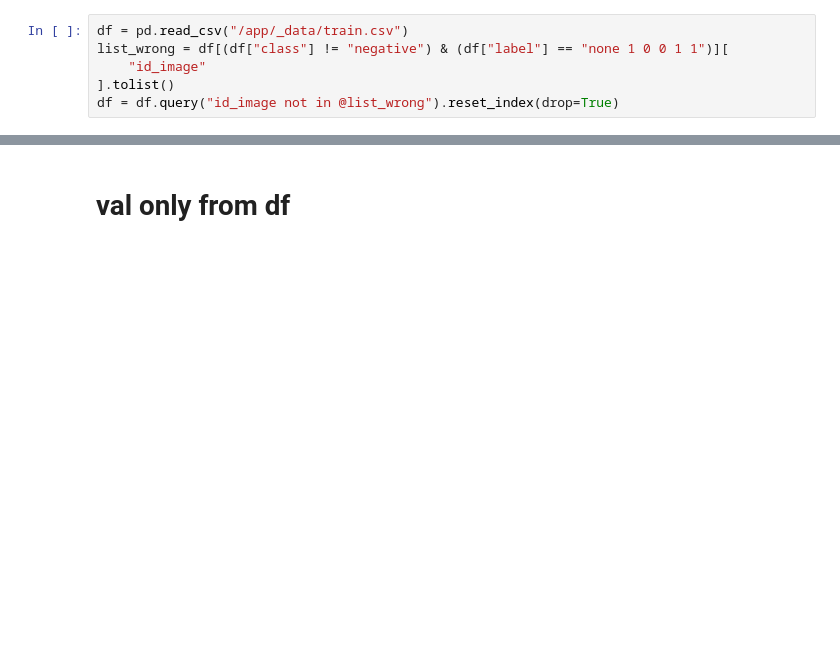
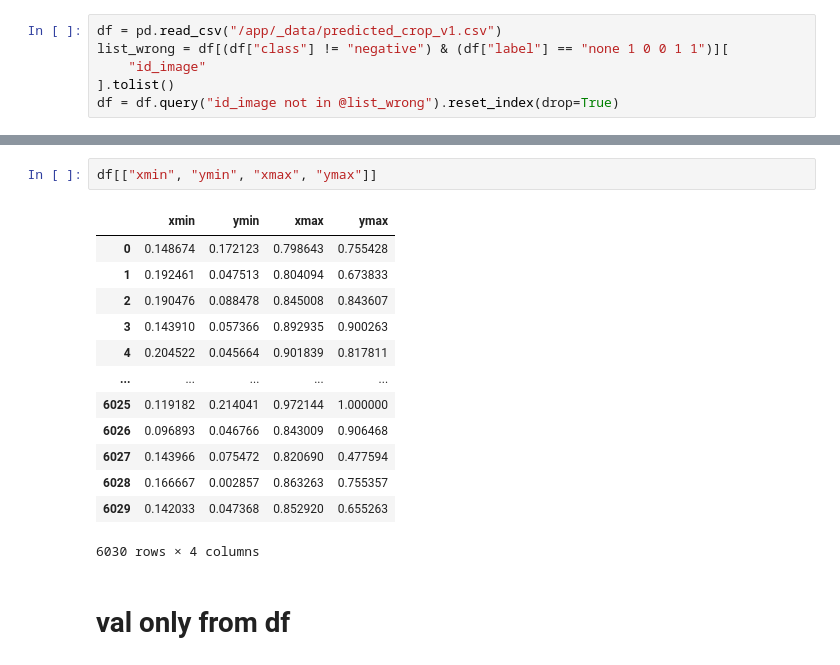
Before and after one commit to ntatanko/kaggle_covid, a Jupyter notebook: sandbox/with_add_data/EffB7_2cl.ipynb, the cells around one changed output, grey strips where cells are left out. Cells and saved outputs as stored; diff of their text form; blank space fills up the shorter version.

```diff
--- a/sandbox/with_add_data/EffB7_2cl.ipynb
+++ b/sandbox/with_add_data/EffB7_2cl.ipynb
@@ -21,5 +35,5 @@ from src.generator import Generator, GetModel
 # %%
-df = pd.read_csv("/app/_data/train.csv")
+df = pd.read_csv("/app/_data/predicted_crop_v1.csv")
 list_wrong = df[(df["class"] != "negative") & (df["label"] == "none 1 0 0 1 1")][
     "id_image"
 ].tolist()
@@ -40,3 +80,19 @@ labels = labels[["image", "class", "modality", "PatientSex", "BodyPartExamined"]
+# %%
+df[["xmin", "ymin", "xmax", "ymax"]]
+# %% [output]
+|  | xmin | ymin | xmax | ymax |
+| 0 | 0.148674 | 0.172123 | 0.798643 | 0.755428 |
+| 1 | 0.192461 | 0.047513 | 0.804094 | 0.673833 |
+| 2 | 0.190476 | 0.088478 | 0.845008 | 0.843607 |
+| 3 | 0.143910 | 0.057366 | 0.892935 | 0.900263 |
+| 4 | 0.204522 | 0.045664 | 0.901839 | 0.817811 |
+| ... | ... | ... | ... | ... |
+| 6025 | 0.119182 | 0.214041 | 0.972144 | 1.000000 |
+| 6026 | 0.096893 | 0.046766 | 0.843009 | 0.906468 |
+| 6027 | 0.143966 | 0.075472 | 0.820690 | 0.477594 |
+| 6028 | 0.166667 | 0.002857 | 0.863263 | 0.755357 |
+| 6029 | 0.142033 | 0.047368 | 0.852920 | 0.655263 |
+6030 rows × 4 columns
 # %% [markdown]
 # val only from df
 # %%
```
Also changed, not shown: parts of 9 cells of this notebook, 38 other files.
